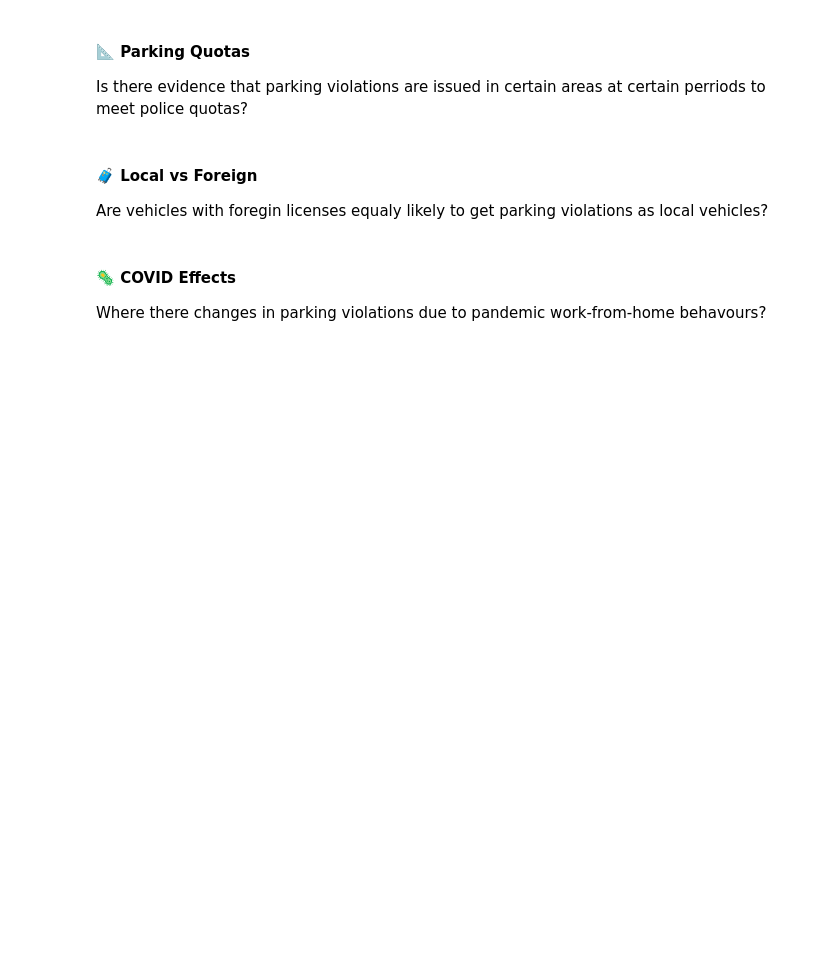
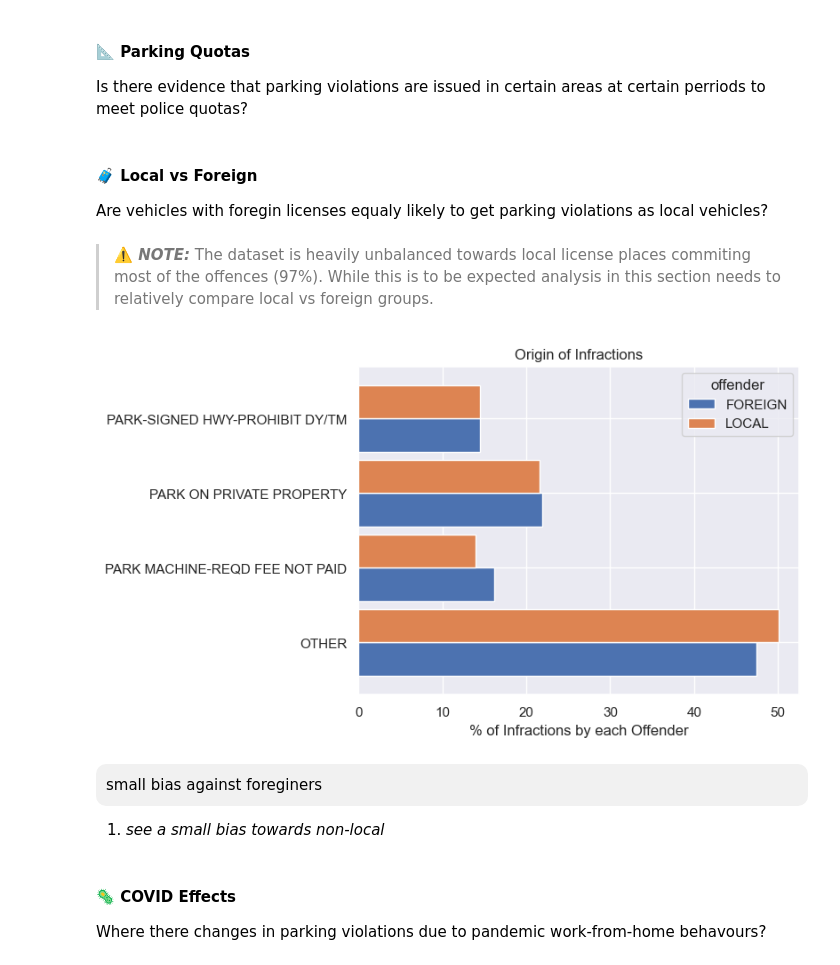
Before and after one commit to eangius/exploratory_data, a Jupyter notebook: parking_tickets/insights.ipynb, the cells around one changed output. Saved outputs shown, nothing was run; the diff lists cells and outputs as text; code cells hidden in the pictures; blank space fills up the shorter version.

Commit message:
initial commit

```diff
--- a/parking_tickets/insights.ipynb
+++ b/parking_tickets/insights.ipynb
@@ -13,15 +13,11 @@ settings = {
 # %% [markdown]
 Here we import the necessary libraries & load the raw dataset into a memory dataframe (from archived zip files rather than download for reproducibility).
 # %%
+from parking_tickets.helpers import *
 from lib.helpers import *
-from address_parser import Parser
-from datetime import datetime
 import matplotlib.pyplot as plt
 import glob
-import calendar
 import pandas as pd
-import seaborn as sns
-sns.set_theme(style="darkgrid")
 
 df = pd.concat((
     pd.read_csv(file, compression='zip', header=0, sep=',')
@@ -236,6 +209,22 @@ Is there evidence that parking violations are issued in certain areas at certain
 # %% [markdown]
 #### 🧳 Local vs Foreign
 Are vehicles with foregin licenses equaly likely to get parking violations as local vehicles?
+# %% [markdown]
+> **⚠️ _NOTE:_**
+The dataset is heavily unbalanced towards local license places commiting most of the offences (97%). While this is to be expected analysis in this section needs to relatively compare local vs foreign groups.
+# %%
+ax = plot_prejudice_by_type(df, top_infractions).plot(
+    kind='barh', width=0.9,
+    title="Origin of Infractions",
+    ylabel="",
+    xlabel='% of Infractions by each Offender',
+)
+# %% [output]
+[figure, added]
+# %% [markdown]
+<p style="background: #f1f1f1;padding: 10px;-moz-border-radius: 10px;-webkit-border-radius: 10px;-o-border-radius: 10px;-ms-border-radius: 10px;border-radius: 10px;">small bias against foreginers</p>
+
+1. _see a small bias towards non-local_
 # %% [markdown]
 #### 🦠 COVID Effects
 Where there changes in parking violations due to pandemic work-from-home behavours?
```
Also changed, not shown: parts of 11 cells of this notebook, 1 other file.
